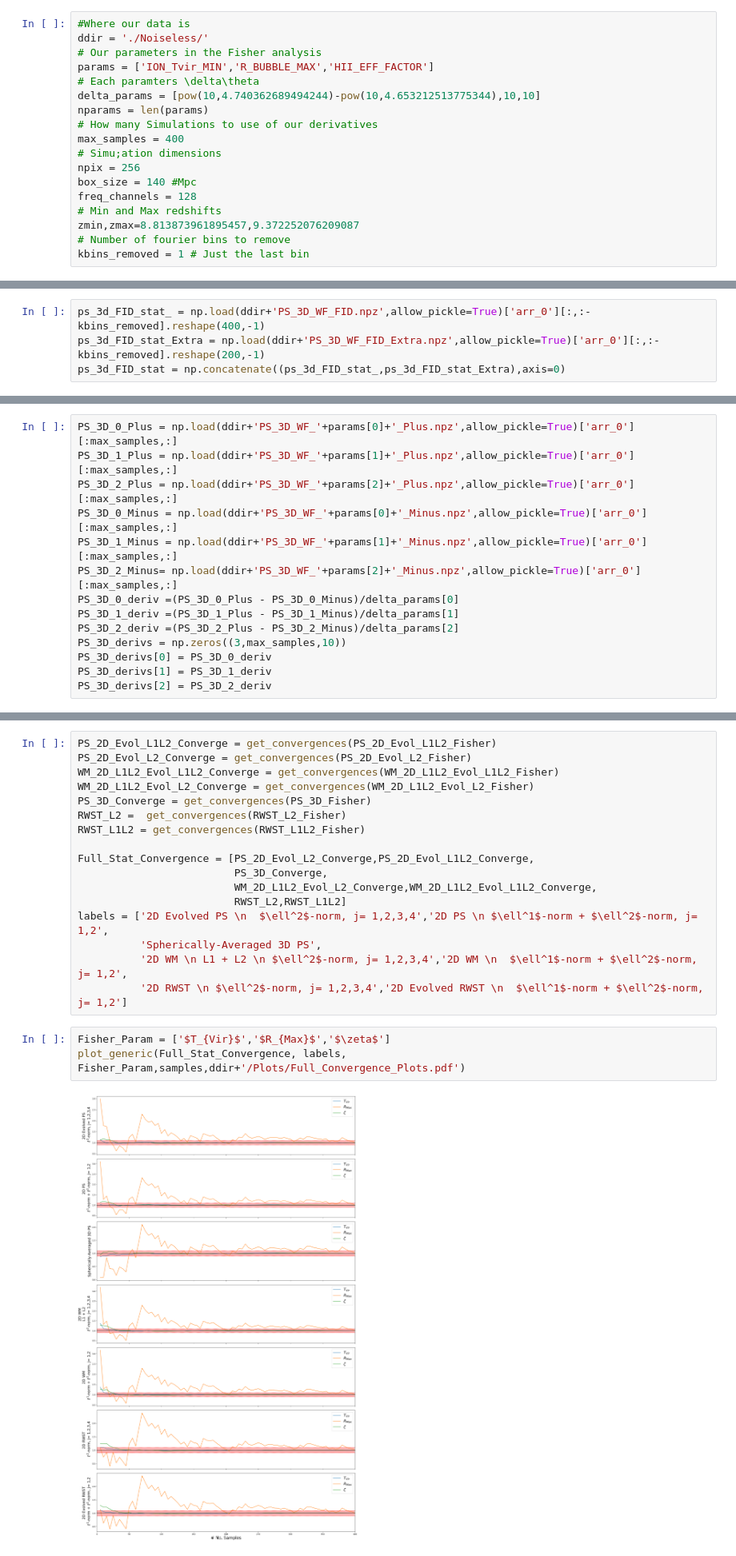
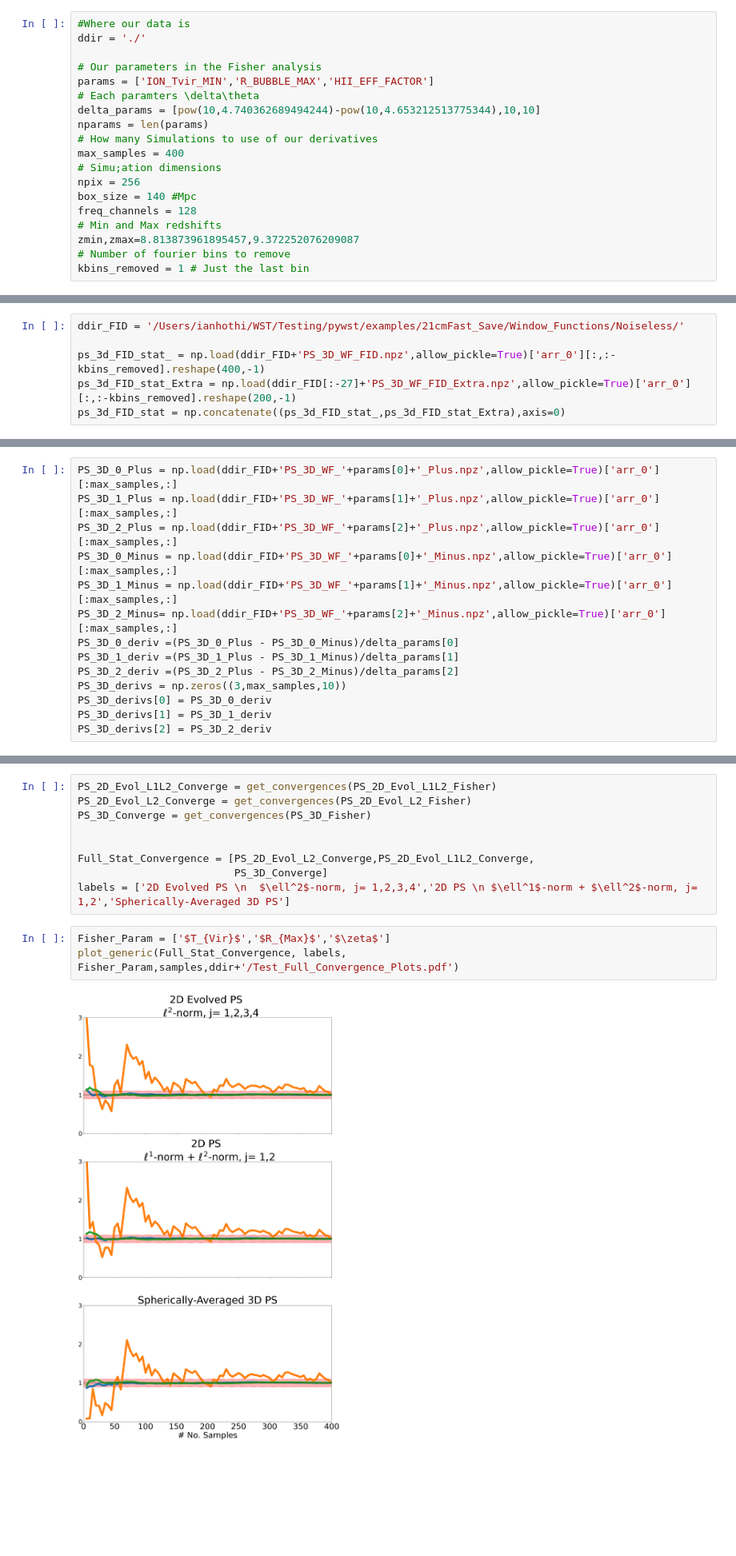
Before and after one commit to iny333/WM_Paper_repo, a Jupyter notebook: Frontend_Fisher_Script.ipynb, the cells around one changed output, grey strips where cells are left out. Shown: that part at 80% size. Cells and saved outputs as stored; diff of their text form; blank space fills up the shorter version.

```diff
--- a/Frontend_Fisher_Script.ipynb
+++ b/Frontend_Fisher_Script.ipynb
@@ -24,7 +24,8 @@ import pywt
 Let's set up our directories and other parameters
 # %%
 #Where our data is
-ddir = './Noiseless/'
+ddir = './'
+
 # Our parameters in the Fisher analysis
 params = ['ION_Tvir_MIN','R_BUBBLE_MAX','HII_EFF_FACTOR']
 # Each paramters \delta\theta
@@ -478,18 +409,20 @@ RWST_2D_L2 = LoS_Decomp_L2(RWST_2D_Evol_Plus,RWST_2D_Evol_Minus,delta_params,21,
 # %% [markdown]
 ### Fiducial
 # %%
-ps_3d_FID_stat_ = np.load(ddir+'PS_3D_WF_FID.npz',allow_pickle=True)['arr_0'][:,:-kbins_removed].reshape(400,-1)
-ps_3d_FID_stat_Extra = np.load(ddir+'PS_3D_WF_FID_Extra.npz',allow_pickle=True)['arr_0'][:,:-kbins_removed].reshape(200,-1)
+ddir_FID = '/Users/ianhothi/WST/Testing/pywst/examples/21cmFast_Save/Window_Functions/Noiseless/'
+
+ps_3d_FID_stat_ = np.load(ddir_FID+'PS_3D_WF_FID.npz',allow_pickle=True)['arr_0'][:,:-kbins_removed].reshape(400,-1)
+ps_3d_FID_stat_Extra = np.load(ddir_FID[:-27]+'PS_3D_WF_FID_Extra.npz',allow_pickle=True)['arr_0'][:,:-kbins_removed].reshape(200,-1)
 ps_3d_FID_stat = np.concatenate((ps_3d_FID_stat_,ps_3d_FID_stat_Extra),axis=0)
 # %% [markdown]
 ### For derivatives
 # %%
-PS_3D_0_Plus = np.load(ddir+'PS_3D_WF_'+params[0]+'_Plus.npz',allow_pickle=True)['arr_0'][:max_samples,:]
-PS_3D_1_Plus = np.load(ddir+'PS_3D_WF_'+params[1]+'_Plus.npz',allow_pickle=True)['arr_0'][:max_samples,:]
-PS_3D_2_Plus = np.load(ddir+'PS_3D_WF_'+params[2]+'_Plus.npz',allow_pickle=True)['arr_0'][:max_samples,:]
-PS_3D_0_Minus = np.load(ddir+'PS_3D_WF_'+params[0]+'_Minus.npz',allow_pickle=True)['arr_0'][:max_samples,:]
-PS_3D_1_Minus = np.load(ddir+'PS_3D_WF_'+params[1]+'_Minus.npz',allow_pickle=True)['arr_0'][:max_samples,:]
-PS_3D_2_Minus= np.load(ddir+'PS_3D_WF_'+params[2]+'_Minus.npz',allow_pickle=True)['arr_0'][:max_samples,:]
+PS_3D_0_Plus = np.load(ddir_FID+'PS_3D_WF_'+params[0]+'_Plus.npz',allow_pickle=True)['arr_0'][:max_samples,:]
+PS_3D_1_Plus = np.load(ddir_FID+'PS_3D_WF_'+params[1]+'_Plus.npz',allow_pickle=True)['arr_0'][:max_samples,:]
+PS_3D_2_Plus = np.load(ddir_FID+'PS_3D_WF_'+params[2]+'_Plus.npz',allow_pickle=True)['arr_0'][:max_samples,:]
+PS_3D_0_Minus = np.load(ddir_FID+'PS_3D_WF_'+params[0]+'_Minus.npz',allow_pickle=True)['arr_0'][:max_samples,:]
+PS_3D_1_Minus = np.load(ddir_FID+'PS_3D_WF_'+params[1]+'_Minus.npz',allow_pickle=True)['arr_0'][:max_samples,:]
+PS_3D_2_Minus= np.load(ddir_FID+'PS_3D_WF_'+params[2]+'_Minus.npz',allow_pickle=True)['arr_0'][:max_samples,:]
 PS_3D_0_deriv =(PS_3D_0_Plus - PS_3D_0_Minus)/delta_params[0]
 PS_3D_1_deriv =(PS_3D_1_Plus - PS_3D_1_Minus)/delta_params[1]
 PS_3D_2_deriv =(PS_3D_2_Plus - PS_3D_2_Minus)/delta_params[2]
@@ -540,25 +453,17 @@ Condition Number: 10^4.458
 # %%
 PS_2D_Evol_L1L2_Converge = get_convergences(PS_2D_Evol_L1L2_Fisher)
 PS_2D_Evol_L2_Converge = get_convergences(PS_2D_Evol_L2_Fisher)
-WM_2D_L1L2_Evol_L1L2_Converge = get_convergences(WM_2D_L1L2_Evol_L1L2_Fisher)
-WM_2D_L1L2_Evol_L2_Converge = get_convergences(WM_2D_L1L2_Evol_L2_Fisher)
 PS_3D_Converge = get_convergences(PS_3D_Fisher)
-RWST_L2 =  get_convergences(RWST_L2_Fisher)
-RWST_L1L2 = get_convergences(RWST_L1L2_Fisher)
+
 
 Full_Stat_Convergence = [PS_2D_Evol_L2_Converge,PS_2D_Evol_L1L2_Converge,
-                         PS_3D_Converge,
-                         WM_2D_L1L2_Evol_L2_Converge,WM_2D_L1L2_Evol_L1L2_Converge,
-                         RWST_L2,RWST_L1L2]
-labels = ['2D Evolved PS \n  $\ell^2$-norm, j= 1,2,3,4','2D PS \n $\ell^1$-norm + $\ell^2$-norm, j= 1,2',
-          'Spherically-Averaged 3D PS',
-          '2D WM \n L1 + L2 \n $\ell^2$-norm, j= 1,2,3,4','2D WM \n  $\ell^1$-norm + $\ell^2$-norm, j= 1,2',
-          '2D RWST \n $\ell^2$-norm, j= 1,2,3,4','2D Evolved RWST \n  $\ell^1$-norm + $\ell^2$-norm, j= 1,2']
+                         PS_3D_Converge]
+labels = ['2D Evolved PS \n  $\ell^2$-norm, j= 1,2,3,4','2D PS \n $\ell^1$-norm + $\ell^2$-norm, j= 1,2','Spherically-Averaged 3D PS']
 # %%
 Fisher_Param = ['$T_{Vir}$','$R_{Max}$','$\zeta$']
-plot_generic(Full_Stat_Convergence, labels, Fisher_Param,samples,ddir+'/Plots/Full_Convergence_Plots.pdf')
+plot_generic(Full_Stat_Convergence, labels, Fisher_Param,samples,ddir+'/Test_Full_Convergence_Plots.pdf')
 # %% [output]
-[figure, old version]
+[figure, new version]
 # %% [markdown]
 # Plotting Fisher
 # %%
```
Also changed, not shown: parts of 23 cells of this notebook.
